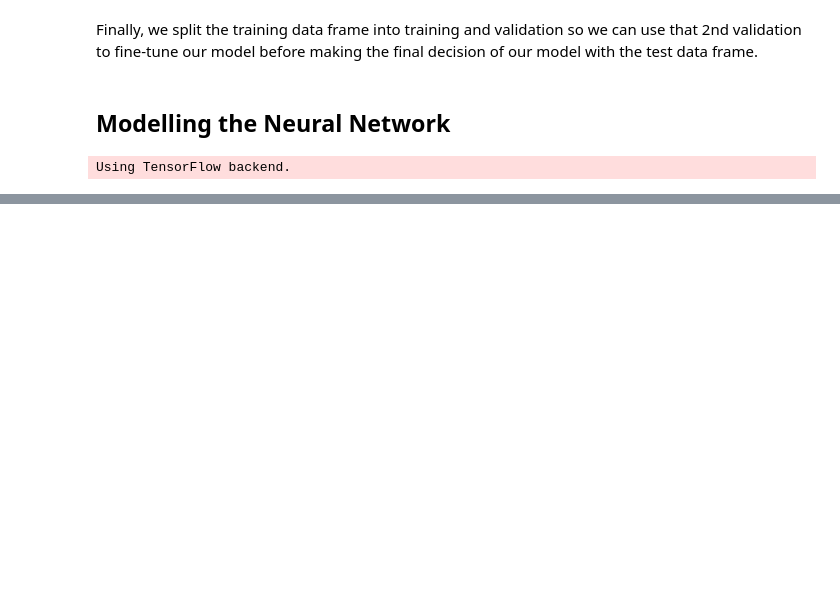
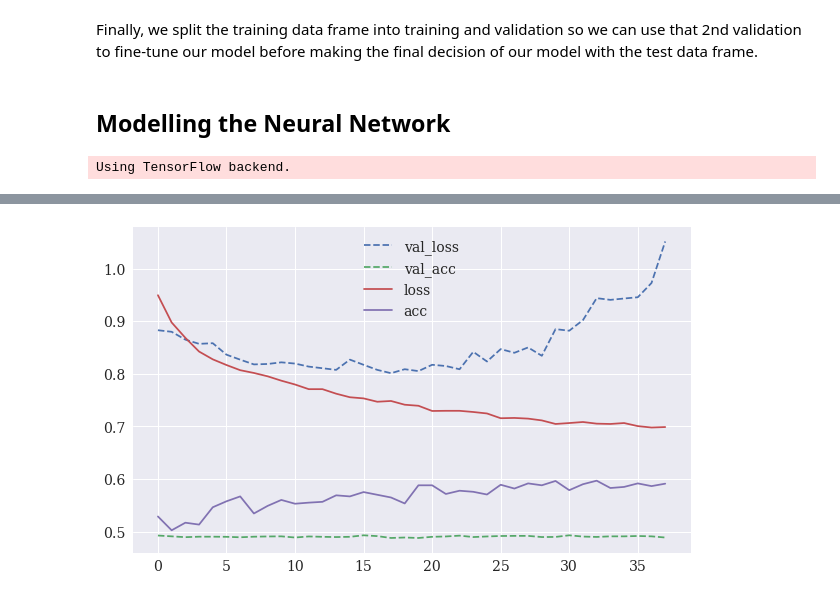
Before and after one commit to mateomarks/Algorithmic-Trading, a Jupyter notebook: 04 Improved NN Strategy.ipynb, the cells around one changed output, grey strips where cells are left out. Saved outputs shown, nothing was run; the diff lists cells and outputs as text; code cells hidden in the pictures; blank space fills up the shorter version.

```diff
--- a/04 Improved NN Strategy.ipynb
+++ b/04 Improved NN Strategy.ipynb
@@ -262,0 +294,2 @@ plt.legend();
+# %%
+res = pd.DataFrame(model.history.history)
@@ -262,0 +303,4 @@ plt.legend();
+# %%
+res.plot(figsize=(10, 6), style=['--', '--', '-', '-']);
+# %% [output]
+[figure, added]
```
Also changed, not shown: parts of 20 cells of this notebook.
